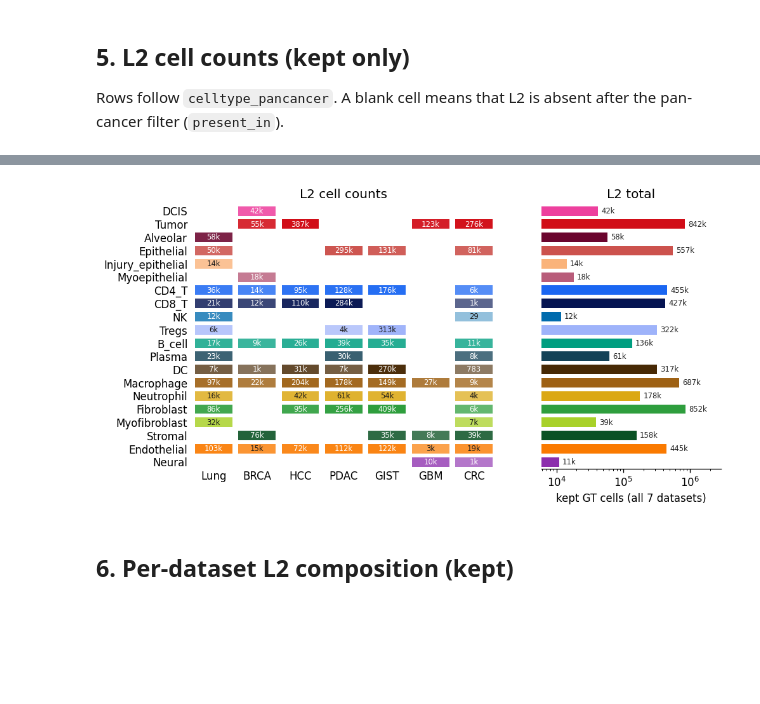
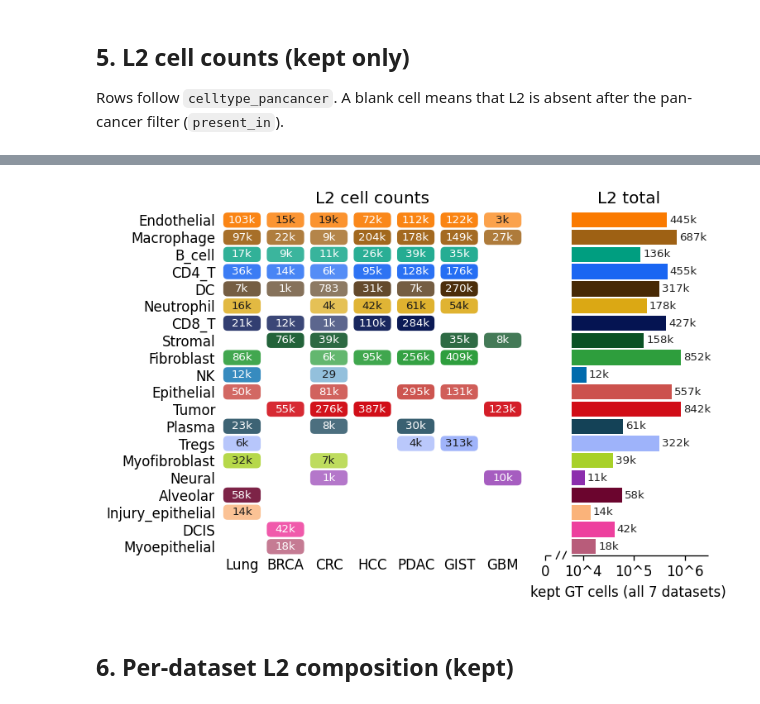
Before and after one commit to LingyuLi-math/Hist2Pheno, a Jupyter notebook: code/Hist2Pheno_pkg/dataset/L1_L12_L2_cell_counts_7datasets.ipynb, the cells around one changed output, grey strips where cells are left out. Saved outputs shown, nothing was run; the diff lists cells and outputs as text; code cells hidden in the pictures; blank space fills up the shorter version.

```diff
--- a/code/Hist2Pheno_pkg/dataset/L1_L12_L2_cell_counts_7datasets.ipynb
+++ b/code/Hist2Pheno_pkg/dataset/L1_L12_L2_cell_counts_7datasets.ipynb
@@ -448,18 +448,23 @@ plt.show()
 # %%
 import sys
-from matplotlib.patches import Rectangle
+from matplotlib.patches import FancyBboxPatch
+from matplotlib.transforms import blended_transform_factory
 if str(HERE.parent) not in sys.path:
     sys.path.insert(0, str(HERE.parent))
 from plotting_palettes import get_palette
 
 L2_PAL = get_palette("pancancer", "fine")
-# Top-to-bottom order of the ontology Sankey: L1, then L12, then L2 name.
-_pc = pc.copy()
-_pc["L1"] = pd.Categorical(_pc["L1"].astype(str), L1_ORDER, ordered=True)
-_pc["L12"] = pd.Categorical(_pc["L12"].astype(str), L12_ORDER, ordered=True)
-l2_axis = _pc.sort_values(["L1", "L12", "L2"])["L2"].astype(str).tolist()
+# Same axes as the L2 presence heatmap: columns are the 7 training datasets,
+# rows are sorted by how many of those datasets contain the class.
+col_order = ["Lung", "BRCA", "CRC", "HCC", "PDAC", "GIST", "GBM"]
+l2_axis = [
+    "Endothelial", "Macrophage", "B_cell", "CD4_T", "DC", "Neutrophil",
+    "CD8_T", "Stromal", "Fibroblast", "NK", "Epithelial", "Tumor",
+    "Plasma", "Tregs", "Myofibroblast", "Neural", "Alveolar",
+    "Injury_epithelial", "DCIS", "Myoepithelial",
+]
 l2_side = l2.reindex(l2_axis)
-mat = l2_side[DATASETS].to_numpy(dtype=float)
+mat = l2_side[col_order].to_numpy(dtype=float)
 totals = l2_side["total"].to_numpy(dtype=float)
 bar_colors = [L2_PAL[name] for name in l2_axis]
 
@@ -475,13 +480,25 @@ def _l2_tint(name, n, n_max):
 
 n_max = float(mat.max())
 n_rows, n_cols = mat.shape
-cell_h, cell_w = 0.72, 0.86
+cell_h, cell_w = 0.88, 0.86
 
-fig = plt.figure(figsize=(9.0, 4.5), facecolor="white")
-gs = fig.add_gridspec(1, 2, width_ratios=[1.72, 1.0], wspace=0.18)
+plt.rcParams["pdf.fonttype"] = 42
+plt.rcParams["ps.fonttype"] = 42
+plt.rcParams["pdf.use14corefonts"] = True
+fig = plt.figure(figsize=(6.5, 4.5), facecolor="white")
+gs = fig.add_gridspec(1, 2, width_ratios=[1.72, 1.0], wspace=0.05)
 ax = fig.add_subplot(gs[0, 0])
 axb = fig.add_subplot(gs[0, 1], sharey=ax)
 ax.set_facecolor("white")
+ax.set_xlim(-0.55, n_cols - 0.45)
+ax.set_ylim(n_rows - 0.5, -0.5)
+fig.canvas.draw()
+p0 = ax.transData.transform((0, 0))
+sx = abs(ax.transData.transform((1, 0))[0] - p0[0])
+sy = abs(ax.transData.transform((0, 1))[1] - p0[1])
+mut = sx / sy
+radius = 0.28 * min(cell_w, cell_h / mut)
+boxstyle = f"round,pad=0,rounding_size={radius:.4f}"
 
 for i in range(n_rows):
     for j in range(n_cols):
@@ -489,44 +506,71 @@ for i in range(n_rows):
         if painted is None:
             continue
         rgb, ink = painted
-        ax.add_patch(Rectangle(
+        ax.add_patch(FancyBboxPatch(
             (j - cell_w / 2, i - cell_h / 2), cell_w, cell_h,
+            boxstyle=boxstyle, mutation_aspect=mut,
             facecolor=rgb, edgecolor="none", zorder=2,
         ))
         n = mat[i, j]
         txt = f"{n/1e6:.1f}M" if n >= 1e6 else (f"{n/1e3:.0f}k" if n >= 1000 else f"{int(n)}")
-        ax.text(j, i, txt, ha="center", va="center", fontsize=7, color=ink, zorder=3)
+        ax.text(j, i, txt, ha="center", va="center", fontsize=8, color=ink, zorder=3)
 
-ax.set_xlim(-0.55, n_cols - 0.45)
-ax.set_ylim(n_rows - 0.5, -0.5)
 ax.set_xticks(range(n_cols))
-ax.set_xticklabels(DATASETS)
+ax.set_xticklabels(col_order)
 ax.set_yticks(range(n_rows))
 ax.set_yticklabels(l2_axis)
 ax.set_title("L2 cell counts")
 ax.tick_params(length=0, pad=2)
 for sp in ax.spines.values():
     sp.set_visible(False)
 
-axb.barh(range(n_rows), totals, color=bar_colors, height=cell_h)
-axb.set_xscale("log")
 pos = totals[totals > 0]
-axb.set_xlim(pos.min() * 0.55, totals.max() * 3.4)
+left = float(pos.min() * 0.55)
+log_left = np.log10(left)
+log_right = np.log10(float(totals.max()) * 3.4)
+u_axis_start, u_axis_end = 0.16, 1.0
+
+def _u(v):
+    t = (np.log10(v) - log_left) / (log_right - log_left)
+    return u_axis_start + t * (u_axis_end - u_axis_start)
+
+u_right = _u(np.maximum(totals, left))
+axb.barh(
+    range(n_rows), np.maximum(u_right - u_axis_start, 0), left=u_axis_start,
+    color=bar_colors, height=cell_h,
+)
+axb.set_xlim(-0.04, 1.06)
+tick_vals = [0.0]
+tick_labs = ["0"]
+for k in range(int(np.ceil(log_left)), int(np.floor(log_right)) + 1):
+    tick_vals.append(_u(10 ** k))
+    tick_labs.append(f"10^{k}")
+axb.set_xticks(tick_vals)
+axb.set_xticklabels(tick_labs)
+axb.spines["bottom"].set_visible(False)
+spine = blended_transform_factory(axb.transData, axb.transAxes)
+spine_kw = dict(transform=spine, color="black", lw=0.8, clip_on=False, zorder=5, solid_capstyle="butt")
+axb.plot([0.0, 0.035], [0, 0], **spine_kw)
+axb.plot([u_axis_start, u_axis_end], [0, 0], **spine_kw)
+gap_mid = (0.035 + u_axis_start) / 2
+for dx in (-0.02, 0.02):
+    axb.plot([gap_mid + dx - 0.012, gap_mid + dx + 0.012], [-0.012, 0.012], **spine_kw)
 for i, n in enumerate(totals):
     if n <= 0:
         continue
     txt = f"{n/1e6:.1f}M" if n >= 1e6 else (f"{n/1e3:.0f}k" if n >= 1000 else f"{int(n)}")
-    axb.text(n * 1.12, i, txt, va="center", ha="left", fontsize=7, color="#222")
+    axb.text(_u(n) + 0.015, i, txt, va="center", ha="left", fontsize=8, color="#222")
 axb.set_xlabel("kept GT cells (all 7 datasets)")
 axb.set_title("L2 total")
 axb.tick_params(axis="y", left=False, labelleft=False)
 axb.spines["top"].set_visible(False)
 axb.spines["right"].set_visible(False)
 axb.spines["left"].set_visible(False)
 fig.savefig(FIG / "04b_L2_heatmap_totals.png", bbox_inches="tight", facecolor="white")
+fig.savefig(FIG / "04b_L2_heatmap_totals.pdf", bbox_inches="tight", facecolor="white")
 plt.show()
 # %% [output]
-[figure, old version]
+[figure, new version]
 # %% [markdown]
 ## 6. Per-dataset L2 composition (kept)
 # %%
```
Also changed, not shown: parts of 5 cells of this notebook, 17 other files.
